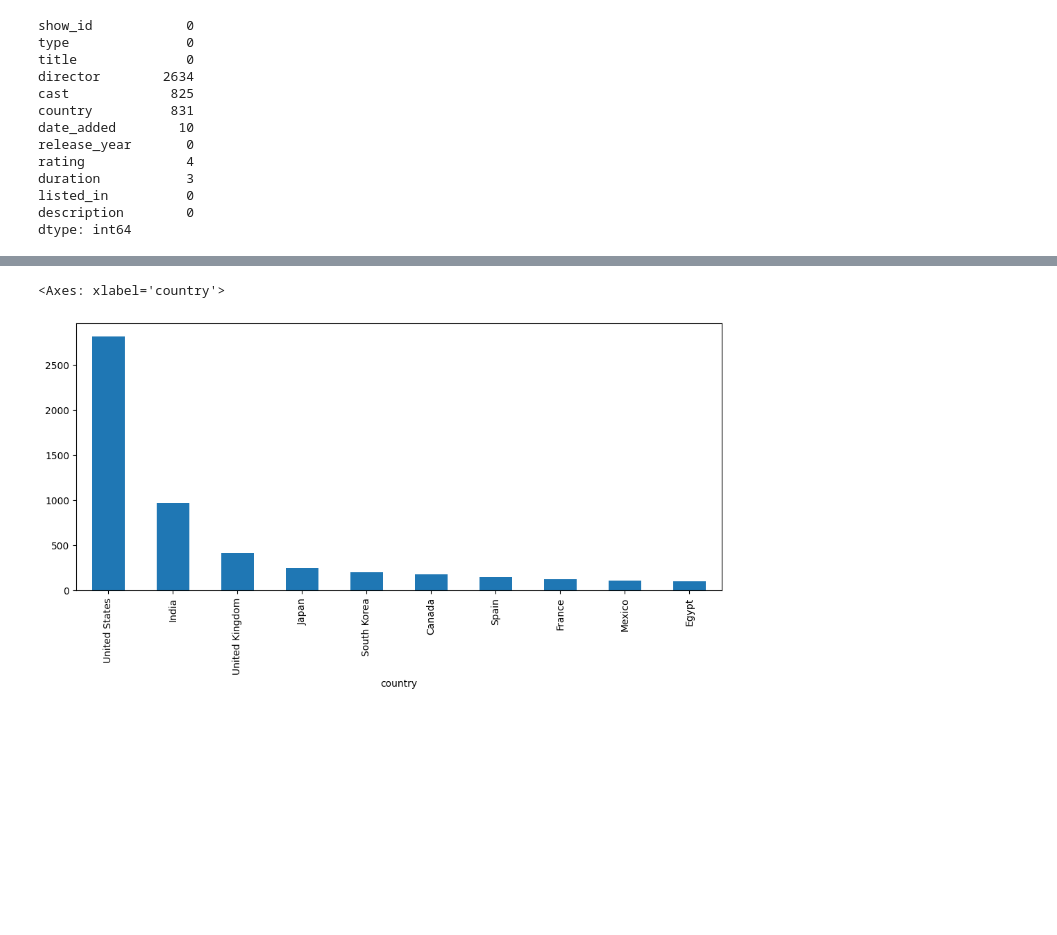
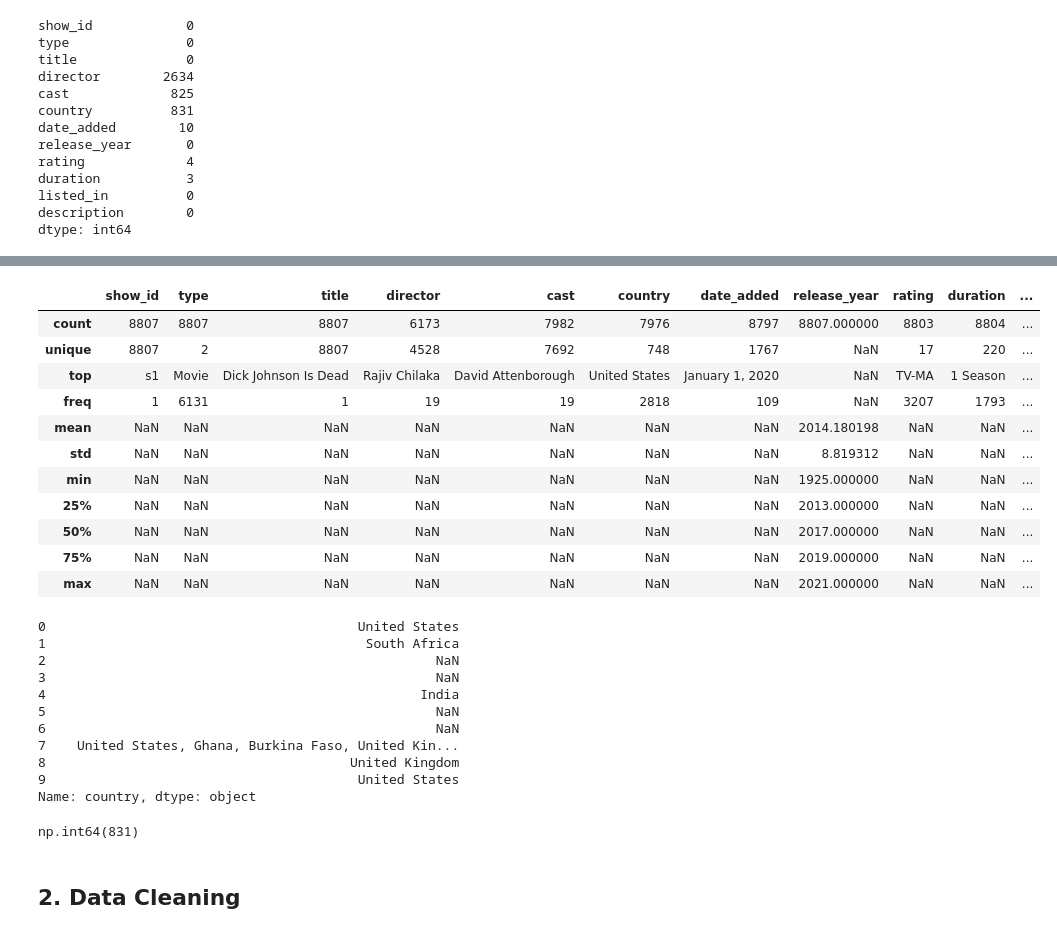
Before and after one commit to Alexey9991984/Projects, a Jupyter notebook: PROJECTS/netflix_top_countries/netflix_top_countries.ipynb, the cells around one changed output, grey strips where cells are left out. Cells and saved outputs as stored; diff of their text form; code cells hidden in the pictures; blank space fills up the shorter version.

```diff
--- a/PROJECTS/netflix_top_countries/netflix_top_countries.ipynb
+++ b/PROJECTS/netflix_top_countries/netflix_top_countries.ipynb
@@ -52,4 +64,4 @@ listed_in          0
 description        0
 dtype: int64
 # %%
-df.drop_duplicates(inplace=True)
+df.duplicated().sum()
@@ -72,5 +70,35 @@ Name: count, dtype: int64
-# %%
-country_df.plot(kind='bar', figsize=(12,5))
-# %% [output]
-<Axes: xlabel='country'>
-[figure, removed]
+# %%
+df.describe(include="all")
+# %% [output]
+|  | show_id | type | title | director | cast | country | date_added | release_year | rating | duration | ... |
+| count | 8807 | 8807 | 8807 | 6173 | 7982 | 7976 | 8797 | 8807.000000 | 8803 | 8804 | ... |
+| unique | 8807 | 2 | 8807 | 4528 | 7692 | 748 | 1767 | NaN | 17 | 220 | ... |
+| top | s1 | Movie | Dick Johnson Is Dead | Rajiv Chilaka | David Attenborough | United States | January 1, 2020 | NaN | TV-MA | 1 Season | ... |
+| freq | 1 | 6131 | 1 | 19 | 19 | 2818 | 109 | NaN | 3207 | 1793 | ... |
+| mean | NaN | NaN | NaN | NaN | NaN | NaN | NaN | 2014.180198 | NaN | NaN | ... |
+| std | NaN | NaN | NaN | NaN | NaN | NaN | NaN | 8.819312 | NaN | NaN | ... |
+| min | NaN | NaN | NaN | NaN | NaN | NaN | NaN | 1925.000000 | NaN | NaN | ... |
+| 25% | NaN | NaN | NaN | NaN | NaN | NaN | NaN | 2013.000000 | NaN | NaN | ... |
+| 50% | NaN | NaN | NaN | NaN | NaN | NaN | NaN | 2017.000000 | NaN | NaN | ... |
+| 75% | NaN | NaN | NaN | NaN | NaN | NaN | NaN | 2019.000000 | NaN | NaN | ... |
+| max | NaN | NaN | NaN | NaN | NaN | NaN | NaN | 2021.000000 | NaN | NaN | ... |
+# %%
+df["country"].head(10)
+# %% [output]
+0                                        United States
+1                                         South Africa
+2                                                  NaN
+3                                                  NaN
+4                                                India
+5                                                  NaN
+6                                                  NaN
+7    United States, Ghana, Burkina Faso, United Kin...
+8                                       United Kingdom
+9                                        United States
+Name: country, dtype: object
+# %%
+df["country"].isna().sum()
+# %% [output]
+np.int64(831)
+# %% [markdown]
+## 2. Data Cleaning
```
Also changed, not shown: parts of 21 cells of this notebook.
